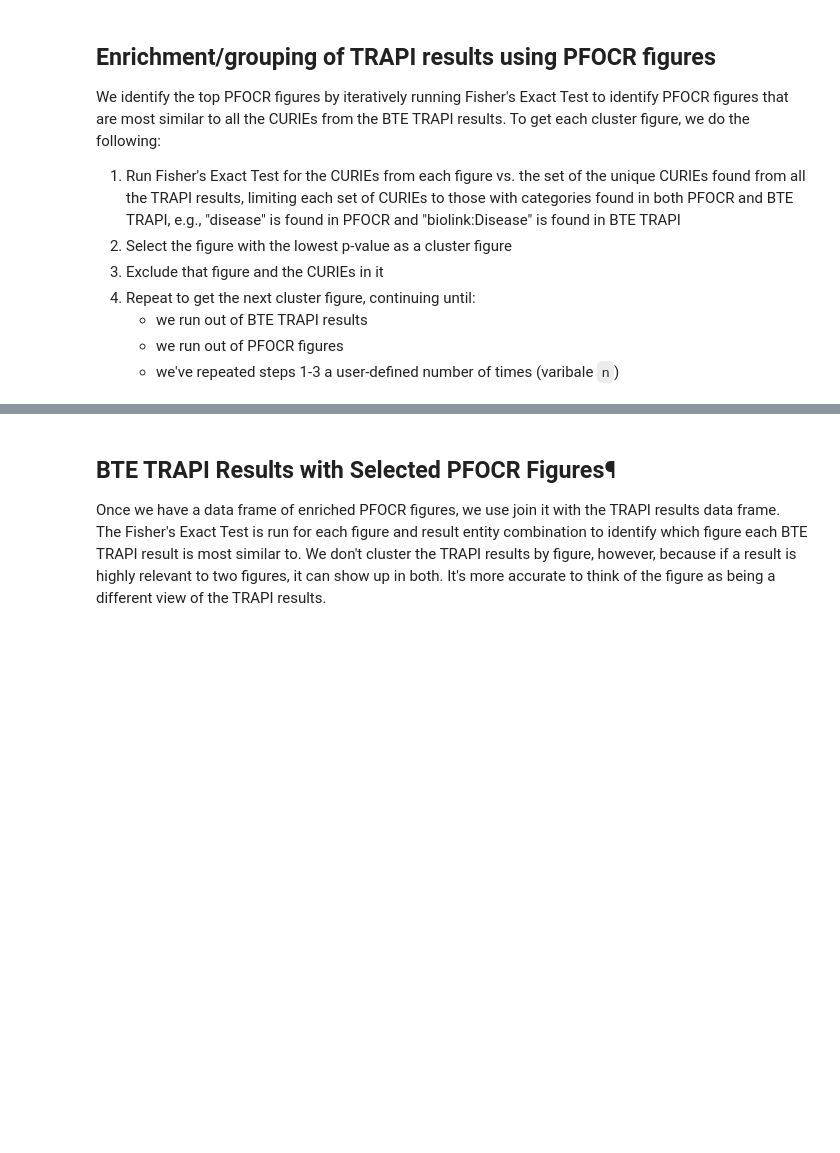
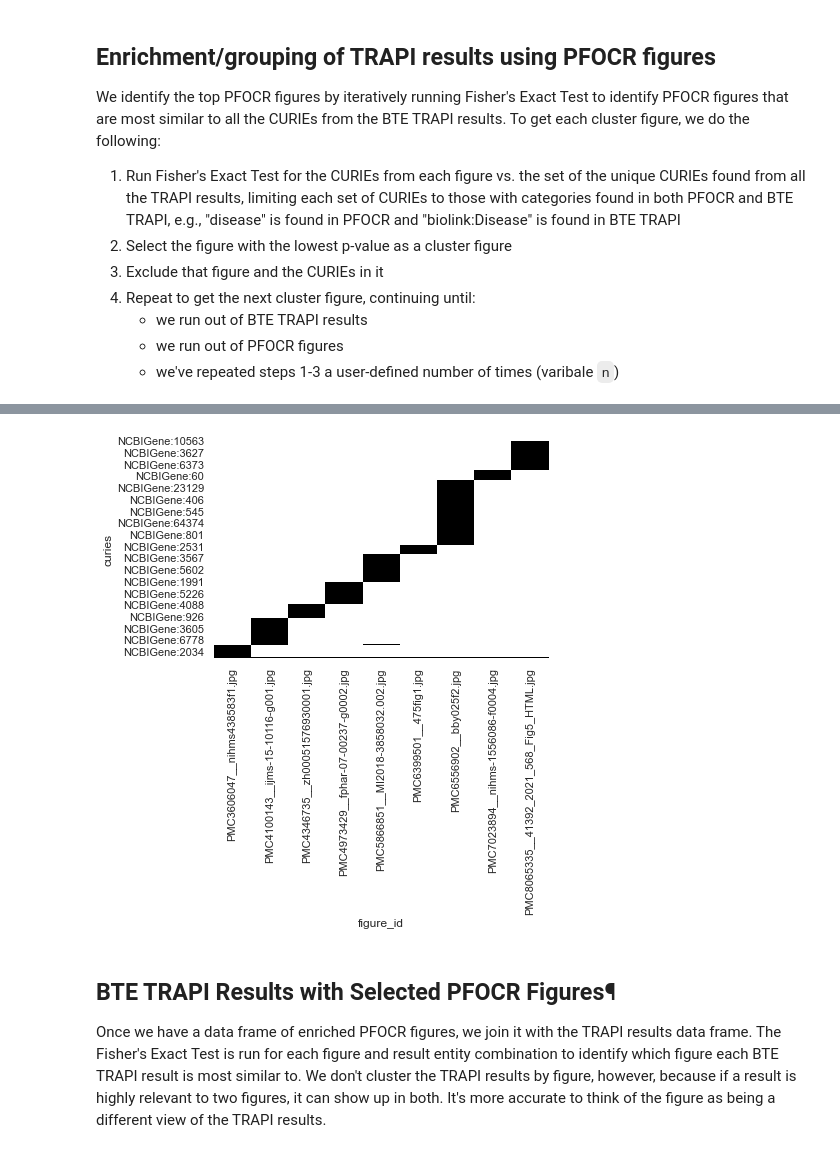
Before and after one commit to wikipathways/BioThings_Explorer_PFOCR_clustering, a Jupyter notebook: bte_clustering_AA.ipynb, the cells around one changed output, grey strips where cells are left out. Drawn from its saved outputs; the diff is of its cells as text; code cells hidden in the pictures; blank space fills up the shorter version.

Commit message:
added heatmap and a few other things

```diff
--- a/bte_clustering_AA.ipynb
+++ b/bte_clustering_AA.ipynb
@@ -593,0 +669,9 @@ cluster figure count: 2
+# %%
+cluster_figure_df_tall = cluster_figure_df[["figure_id","figure_curies_in_trapi_results"]].explode("figure_curies_in_trapi_results")
+#pd.DataFrame([(d, tup.figure_id) for tup in cluster_figure_df.itertuples() for d in tup.figure_curies_in_trapi_results])
+cluster_figure_df_tall = cluster_figure_df_tall.rename(columns={"figure_curies_in_trapi_results": "curies"})
+cluster_figure_df_tall
+cluster_figure_df_tall["value"]=1
+df=pd.pivot_table(cluster_figure_df_tall, values="value", index=["curies"], columns="figure_id", fill_value=0)
+df=df.sort_values(by=list(df.columns))
+df
@@ -594,4 +693,15 @@ cluster figure count: 2
+# %%
+#as heatmap
+import matplotlib.pyplot as plt
+import seaborn as sns
+from matplotlib.colors import LinearSegmentedColormap
+sns.set()
+cmap = sns.mpl_palette("Blues", 2)
+sns.heatmap(df, cmap=plt.get_cmap('binary'), cbar=False) # yticklabels=True
+plt.show()
+# %% [output]
+[figure, added]
 # %% [markdown]
 ## BTE TRAPI Results with Selected PFOCR Figures¶
 
-Once we have a data frame of enriched PFOCR figures, we use join it with the TRAPI results data frame. The Fisher's Exact Test is run for each figure and result entity combination to identify which figure each BTE TRAPI result is most similar to. We don't cluster the TRAPI results by figure, however, because if a result is highly relevant to two figures, it can show up in both. It's more accurate to think of the figure as being a different view of the TRAPI results.
+Once we have a data frame of enriched PFOCR figures, we join it with the TRAPI results data frame. The Fisher's Exact Test is run for each figure and result entity combination to identify which figure each BTE TRAPI result is most similar to. We don't cluster the TRAPI results by figure, however, because if a result is highly relevant to two figures, it can show up in both. It's more accurate to think of the figure as being a different view of the TRAPI results.
```
Also changed, not shown: parts of 13 cells of this notebook.
